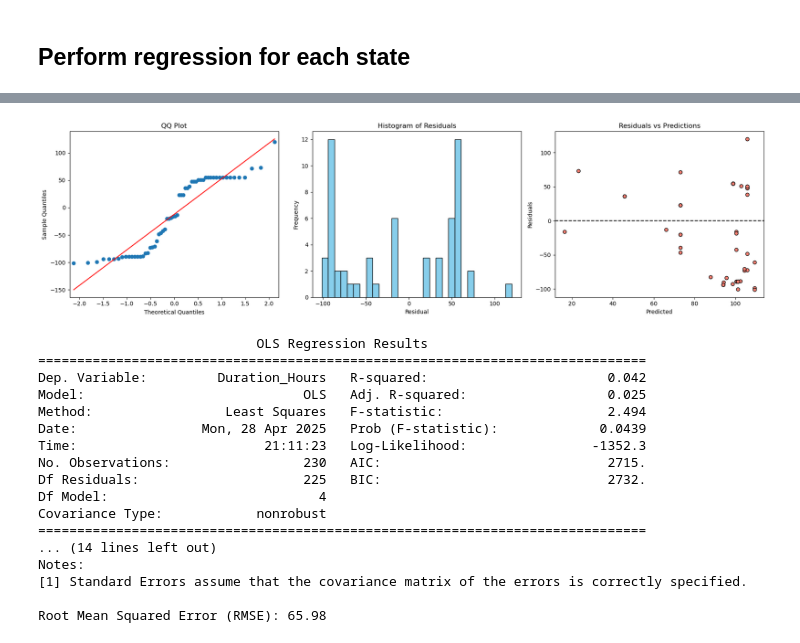
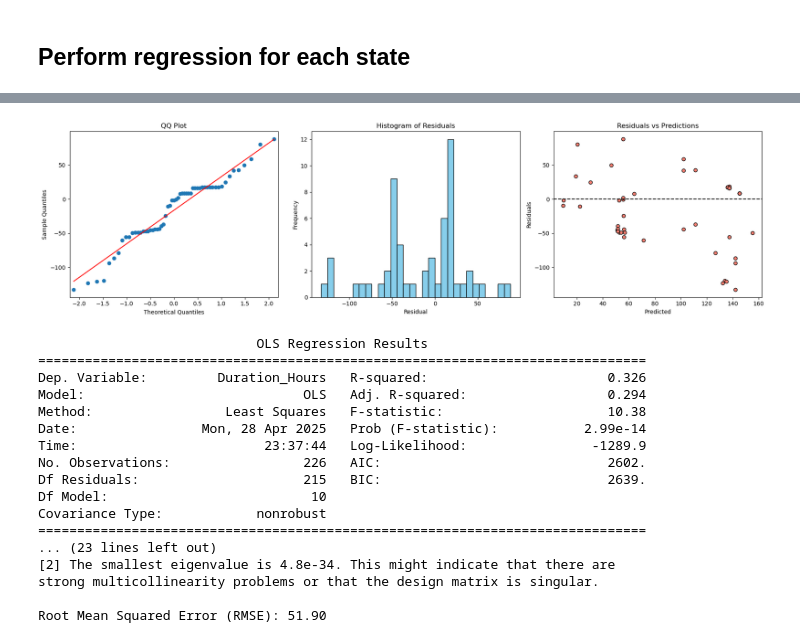
Before and after one commit to JerryZ-code/JZ_IFN695, a Jupyter notebook: 3.3.regression_with_unique_outages.ipynb, the cells around one changed output, grey strips where cells are left out. Saved outputs shown, nothing was run; the diff lists cells and outputs as text; code cells hidden in the pictures.

```diff
--- a/3.3.regression_with_unique_outages.ipynb
+++ b/3.3.regression_with_unique_outages.ipynb
@@ -142,24 +125,24 @@ Root Mean Squared Error (RMSE): 155.26
 # %%
 regression_summary_and_plots(SA,
-                             ['Recall_Day_Hours', 'Recall_Night_Hours', 'Inter-Regional', 'Reason'])
+                             ['Recall_Day_Hours', 'Recall_Night_Hours', 'Inter-Regional', 'Reason', 'Status_Code', 'Asset Type'])
 # %% [output]
-[figure, old version]
+[figure, new version]
                             OLS Regression Results
 ==============================================================================
-Dep. Variable:         Duration_Hours   R-squared:                       0.042
-Model:                            OLS   Adj. R-squared:                  0.025
-Method:                 Least Squares   F-statistic:                     2.494
-Date:                Mon, 28 Apr 2025   Prob (F-statistic):             0.0439
-Time:                        21:11:23   Log-Likelihood:                -1352.3
-No. Observations:                 230   AIC:                             2715.
-Df Residuals:                     225   BIC:                             2732.
-Df Model:                           4
+Dep. Variable:         Duration_Hours   R-squared:                       0.326
+Model:                            OLS   Adj. R-squared:                  0.294
+Method:                 Least Squares   F-statistic:                     10.38
+Date:                Mon, 28 Apr 2025   Prob (F-statistic):           2.99e-14
+Time:                        23:37:44   Log-Likelihood:                -1289.9
+No. Observations:                 226   AIC:                             2602.
+Df Residuals:                     215   BIC:                             2639.
+Df Model:                          10
 Covariance Type:            nonrobust
 ==============================================================================
-... (14 lines left out)
-Notes:
-[1] Standard Errors assume that the covariance matrix of the errors is correctly specified.
+... (23 lines left out)
+[2] The smallest eigenvalue is 4.8e-34. This might indicate that there are
+strong multicollinearity problems or that the design matrix is singular.
 
-Root Mean Squared Error (RMSE): 65.98
+Root Mean Squared Error (RMSE): 51.90
 # %%
 regression_summary_and_plots(VIC,
```
Also changed, not shown: parts of 7 cells of this notebook, 4 other files.
